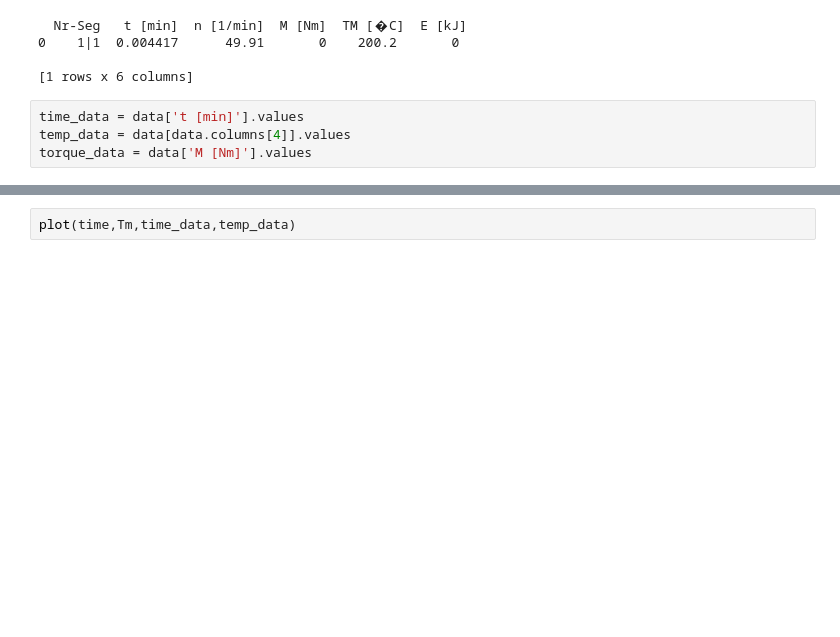
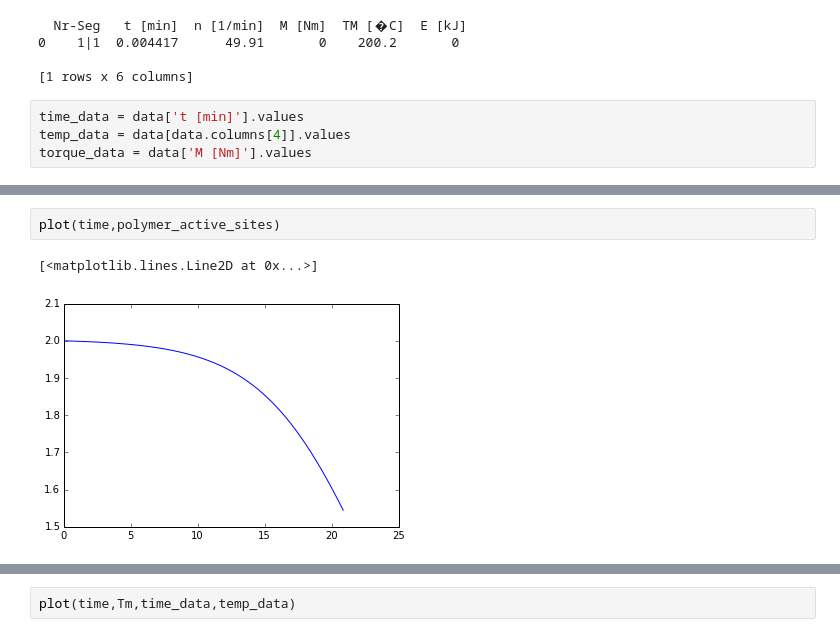
Before and after one commit to TimothyJohnLange/TorqueRheometerAnalysis, a Jupyter notebook: Single_curve_fitting.ipynb, the cells around one changed output, grey strips where cells are left out. Cells and saved outputs as stored; diff of their text form; blank space fills up the shorter version.

```diff
--- a/Single_curve_fitting.ipynb
+++ b/Single_curve_fitting.ipynb
@@ -57,0 +105,5 @@ plot(time,muV,time,torqueV,time_data,torque_data)
+# %%
+plot(time,polymer_active_sites)
+# %% [output]
+[<matplotlib.lines.Line2D at 0x...>]
+[figure, added]
```
Also changed, not shown: parts of 13 cells of this notebook, 2 other files.
